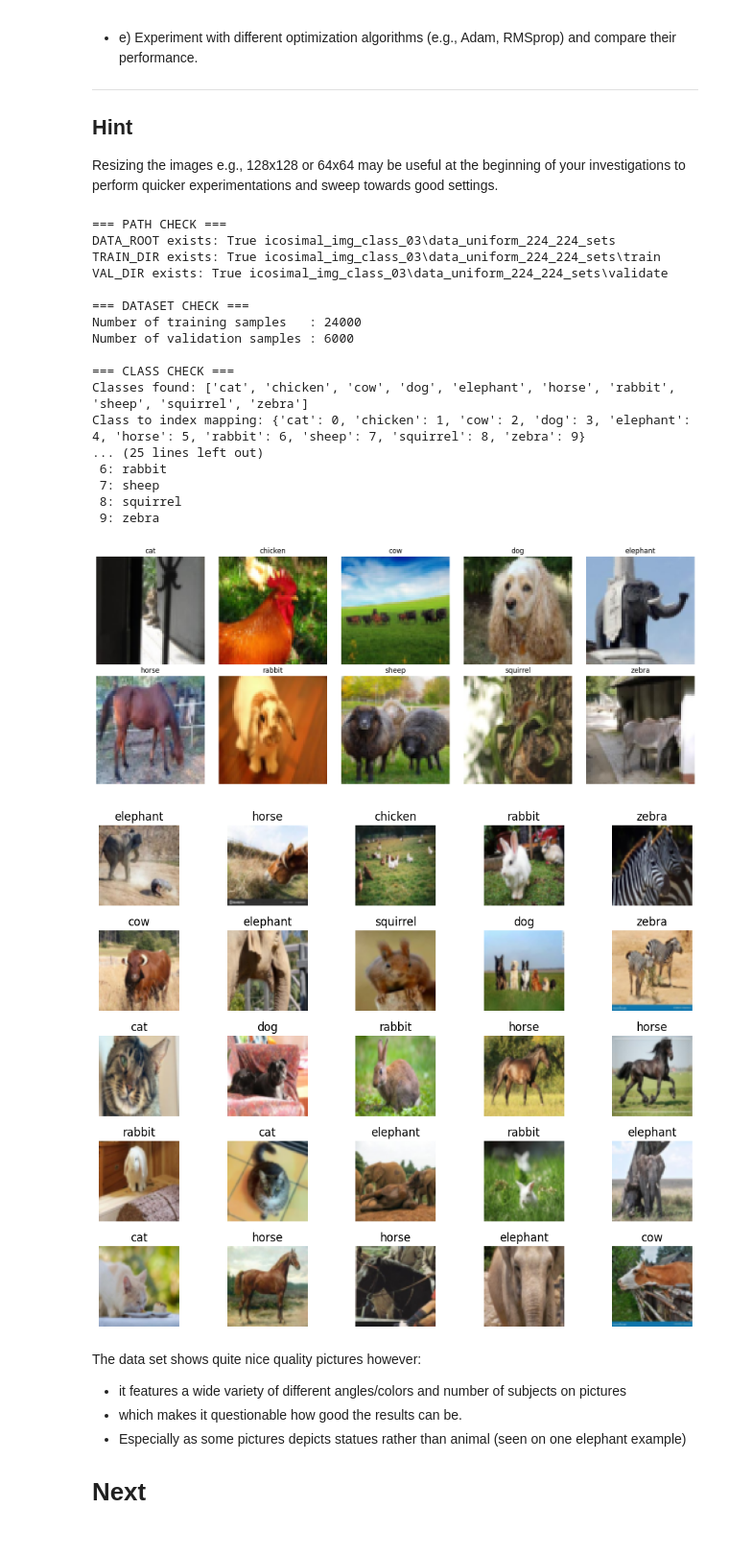
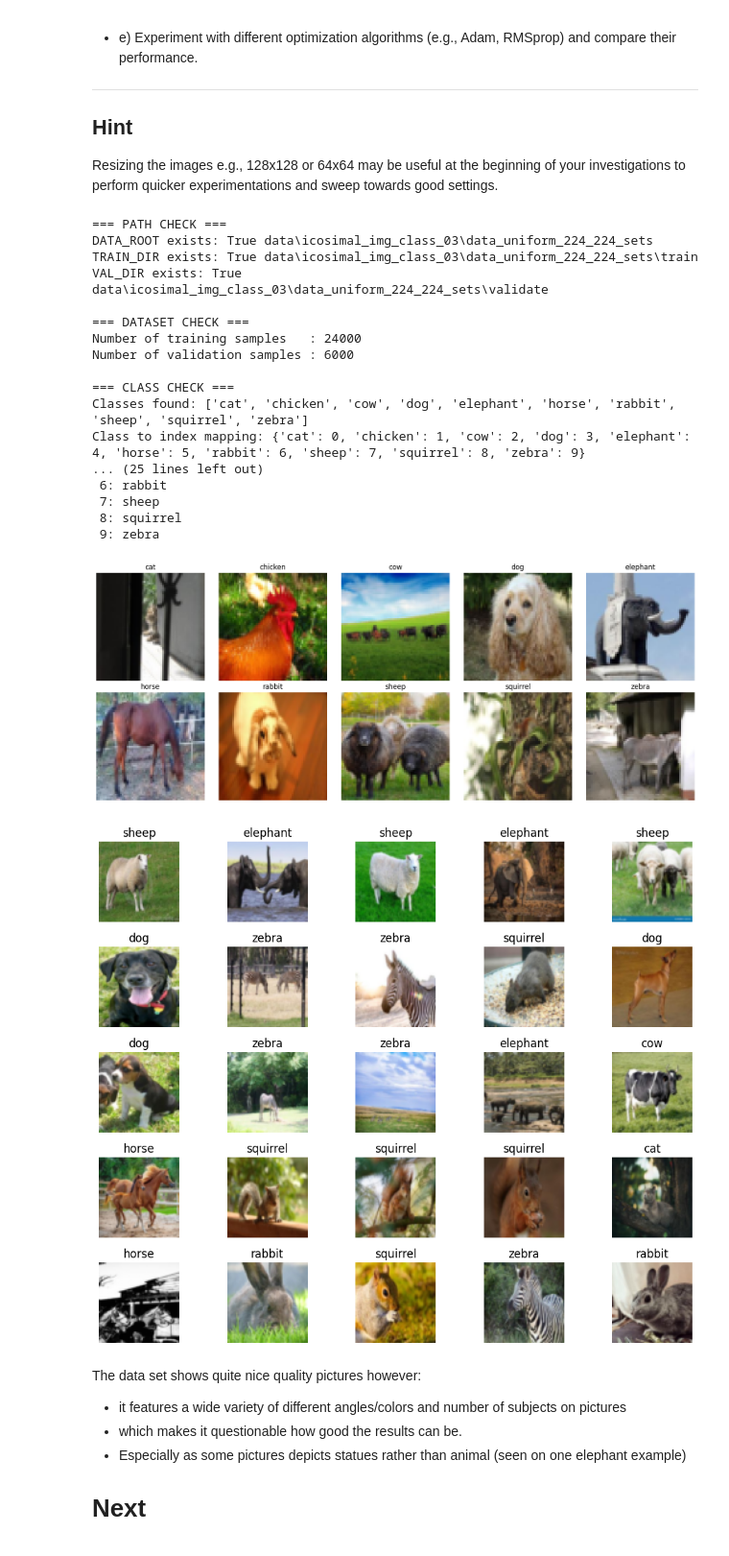
Before and after one commit to MehrLinard/DeLearnSpr26, a Jupyter notebook: Mandatory_Handin1/MandatoryWork1_CNN.ipynb, the cells around one changed output. Shown at 96% size. Saved outputs shown, nothing was run; the diff lists cells and outputs as text; code cells hidden in the pictures.

```diff
--- a/Mandatory_Handin1/MandatoryWork1_CNN.ipynb
+++ b/Mandatory_Handin1/MandatoryWork1_CNN.ipynb
@@ -77,7 +77,8 @@ import matplotlib.pyplot as plt
 # =========================================================
 # 1) Konfiguration
 # =========================================================
-DATA_ROOT = Path("icosimal_img_class_03/data_uniform_224_224_sets")
+DATA_ROOT = Path("data/icosimal_img_class_03/data_uniform_224_224_sets")
+
 TRAIN_DIR = DATA_ROOT / "train"
 VAL_DIR = DATA_ROOT / "validate"
 
@@ -235,37 +236,37 @@ def show_imgs(X, n=25):
     cols, rows = 5, 5
 
     for i in range(1, min(n, cols * rows) + 1):
         sample_idx = torch.randint(len(X), size=(1,)).item()
         img, label = X[sample_idx]
         figure.add_subplot(rows, cols, i)
         plt.title(X.classes[label])
         plt.axis("off")
         plt.imshow(img.permute(1, 2, 0))
 
     plt.tight_layout()
     plt.show()
 
 show_imgs(train_data)
 # %% [output]
 === PATH CHECK ===
-DATA_ROOT exists: True icosimal_img_class_03\data_uniform_224_224_sets
-TRAIN_DIR exists: True icosimal_img_class_03\data_uniform_224_224_sets\train
-VAL_DIR exists: True icosimal_img_class_03\data_uniform_224_224_sets\validate
+DATA_ROOT exists: True data\icosimal_img_class_03\data_uniform_224_224_sets
+TRAIN_DIR exists: True data\icosimal_img_class_03\data_uniform_224_224_sets\train
+VAL_DIR exists: True data\icosimal_img_class_03\data_uniform_224_224_sets\validate
 
 === DATASET CHECK ===
 Number of training samples   : 24000
 Number of validation samples : 6000
 
 === CLASS CHECK ===
 Classes found: ['cat', 'chicken', 'cow', 'dog', 'elephant', 'horse', 'rabbit', 'sheep', 'squirrel', 'zebra']
 Class to index mapping: {'cat': 0, 'chicken': 1, 'cow': 2, 'dog': 3, 'elephant': 4, 'horse': 5, 'rabbit': 6, 'sheep': 7, 'squirrel': 8, 'zebra': 9}
 ... (25 lines left out)
  6: rabbit
  7: sheep
  8: squirrel
  9: zebra
 [figure]
-[figure, old version]
+[figure, new version]
 # %% [markdown]
 The data set shows quite nice quality pictures however:
 * it features a wide variety of different angles/colors and number of subjects on pictures
```
Also changed, not shown: parts of 18 cells of this notebook, 1 other file.
